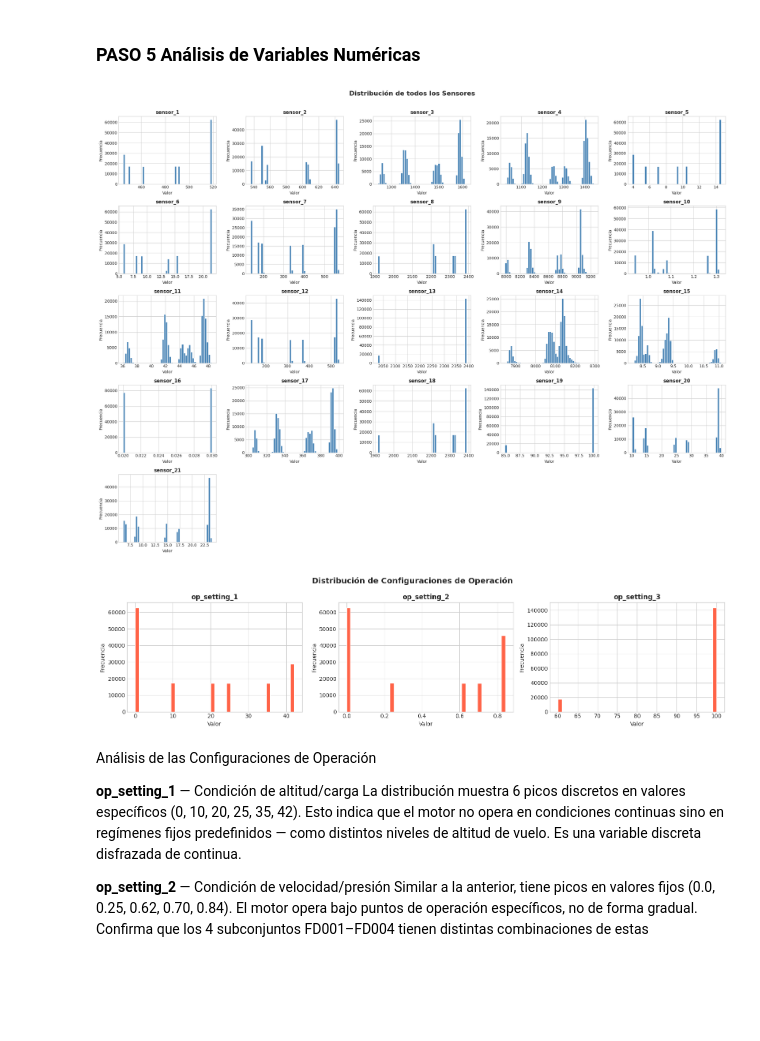
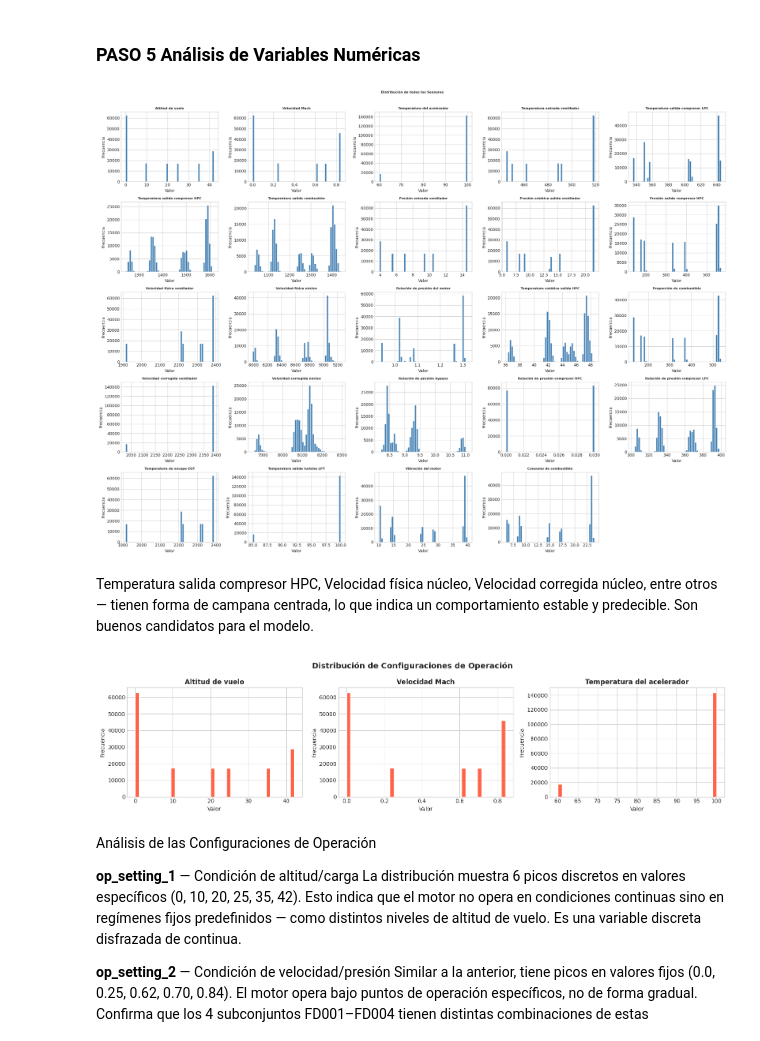
Before and after one commit to 4GeeksAcademy/project_Rhonal_Liesel, a Jupyter notebook: notebook/01_EDA_NASA.ipynb, the cells around one changed output. Cells and saved outputs as stored; diff of their text form; code cells hidden in the pictures; blank space fills up the shorter version.

```diff
--- a/notebook/01_EDA_NASA.ipynb
+++ b/notebook/01_EDA_NASA.ipynb
@@ -287,11 +387,17 @@ plt.show()
 Se calcula como: `RUL = ciclo_máximo_del_motor - ciclo_actual`
 # %%
 # Calcular RUL
-max_cycles = df.groupby(['dataset', 'unit_id'])['cycle'].max().reset_index()
-max_cycles.columns = ['dataset', 'unit_id', 'max_cycle']
-df = df.merge(max_cycles, on=['dataset', 'unit_id'])
-df['RUL'] = df['max_cycle'] - df['cycle']
-df = df.drop(columns=['max_cycle'])
+max_cycles = df.groupby(['dataset', 'ID del motor'])['Ciclo de operación'].max().reset_index()
+max_cycles.columns = ['dataset', 'ID del motor', 'max_Ciclo de operación']
+df = df.merge(max_cycles, on=['dataset', 'ID del motor'])
+df['RUL'] = df['max_Ciclo de operación'] - df['Ciclo de operación']
+df = df.drop(columns=['max_Ciclo de operación'])
+
+
+
+
+
+
 
 print('=' * 50)
 print(' VARIABLE OBJETIVO — RUL')
@@ -357,29 +477,35 @@ La variable objetivo RUL presenta una distribución asimétrica positiva, con va
 
 ###  PASO 5 Análisis de Variables Numéricas
 # %%
-sensores = [f'sensor_{i}' for i in range(1, 22)]
+# Columnas a excluir (no son sensores)
+excluir = ['ID del motor', 'Ciclo de operación', 'dataset', 'RUL']
+sensores = [col for col in df.columns if col not in excluir]
 
 # Distribución de todos los sensores
 fig, axes = plt.subplots(5, 5, figsize=(22, 16))
 axes = axes.flatten()
 
 for i, sensor in enumerate(sensores):
     axes[i].hist(df[sensor], bins=50, color='steelblue', edgecolor='white')
-    axes[i].set_title(sensor, fontweight='bold')
+    axes[i].set_title(sensor, fontweight='bold', fontsize=8)
     axes[i].set_xlabel('Valor')
     axes[i].set_ylabel('Frecuencia')
 
 for j in range(len(sensores), len(axes)):
     axes[j].set_visible(False)
 
-plt.suptitle('Distribución de todos los Sensores', fontsize=16, fontweight='bold', y=1.01)
+plt.suptitle('Distribución de todos los Sensores', fontsize=8, fontweight='bold', y=1.01)
 plt.tight_layout()
 plt.show()
 # %% [output]
-[figure, old version]
+[figure, new version]
+# %% [markdown]
+Temperatura salida compresor HPC, Velocidad física núcleo, Velocidad corregida núcleo, entre otros — tienen forma de campana centrada, lo que indica un comportamiento estable y predecible. Son buenos candidatos para el modelo.
 # %%
+
+
 # Distribución de configuraciones de operación
-operaciones = ['op_setting_1', 'op_setting_2', 'op_setting_3']
+operaciones = ['Altitud de vuelo', 'Velocidad Mach', 'Temperatura del acelerador']
 
 fig, axes = plt.subplots(1, 3, figsize=(16, 4))
 
@@ -393,7 +519,7 @@ plt.suptitle('Distribución de Configuraciones de Operación', fontsize=14, font
 plt.tight_layout()
 plt.show()
 # %% [output]
-[figure, old version]
+[figure, new version]
 # %% [markdown]
 Análisis de las Configuraciones de Operación
 
```
Also changed, not shown: parts of 9 cells of this notebook.
